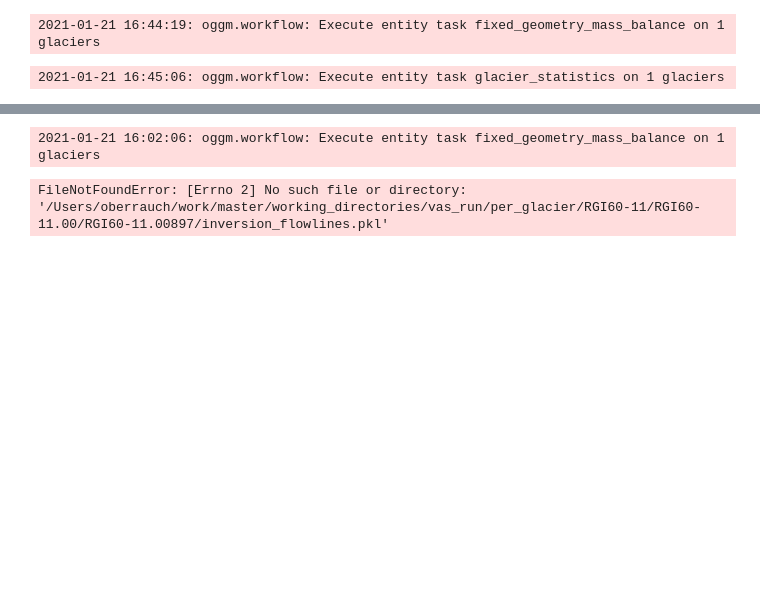
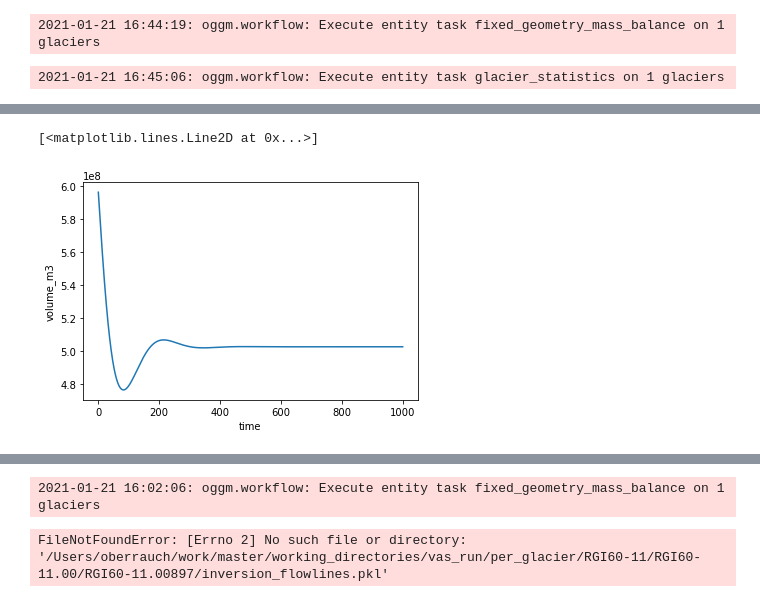
Before and after one commit to oberrauch/vascaling, a Jupyter notebook: notebooks/match_regional_geodetic_mb.ipynb, the cells around one changed output, grey strips where cells are left out. Drawn from its saved outputs; the diff is of its cells as text; code cells hidden in the pictures; blank space fills up the shorter version.

```diff
--- a/notebooks/match_regional_geodetic_mb.ipynb
+++ b/notebooks/match_regional_geodetic_mb.ipynb
@@ -202,0 +269,5 @@ workflow.execute_entity_task(vascaling.local_t_star, gdirs)
+# %%
+gdir = gdirs[0]
+# %%
+output_filesuffix = init_model_filesuffix = '_test'
+vascaling.run_constant_climate(gdir, output_filesuffix=output_filesuffix)
@@ -226,0 +418,2 @@ diff = (1 - odf['AREA'].sum() * 1e-6 / ref_area) * 100
+# %%
+vascaling.run_constant_climate(gdir, temperature_bias=0.5, output_filesuffix='_test')
@@ -226,0 +441,8 @@ diff = (1 - odf['AREA'].sum() * 1e-6 / ref_area) * 100
+# %%
+import xarray as xr
+fp = gdir.get_filepath('model_diagnostics', filesuffix='_test')
+diag_ds = xr.load_dataset(fp)
+diag_ds.volume_m3.plot()
+# %% [output]
+[<matplotlib.lines.Line2D at 0x...>]
+[figure, added]
```
Also changed, not shown: parts of 28 cells of this notebook, 6 other files.
